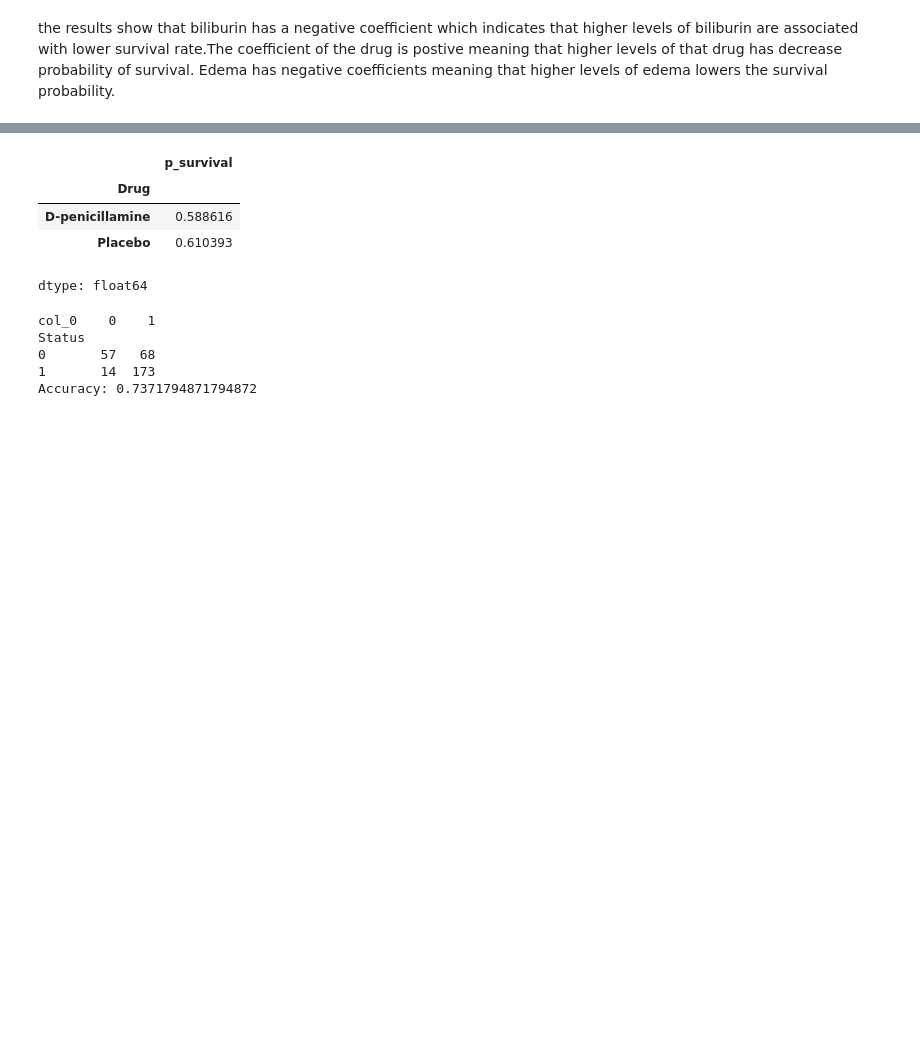
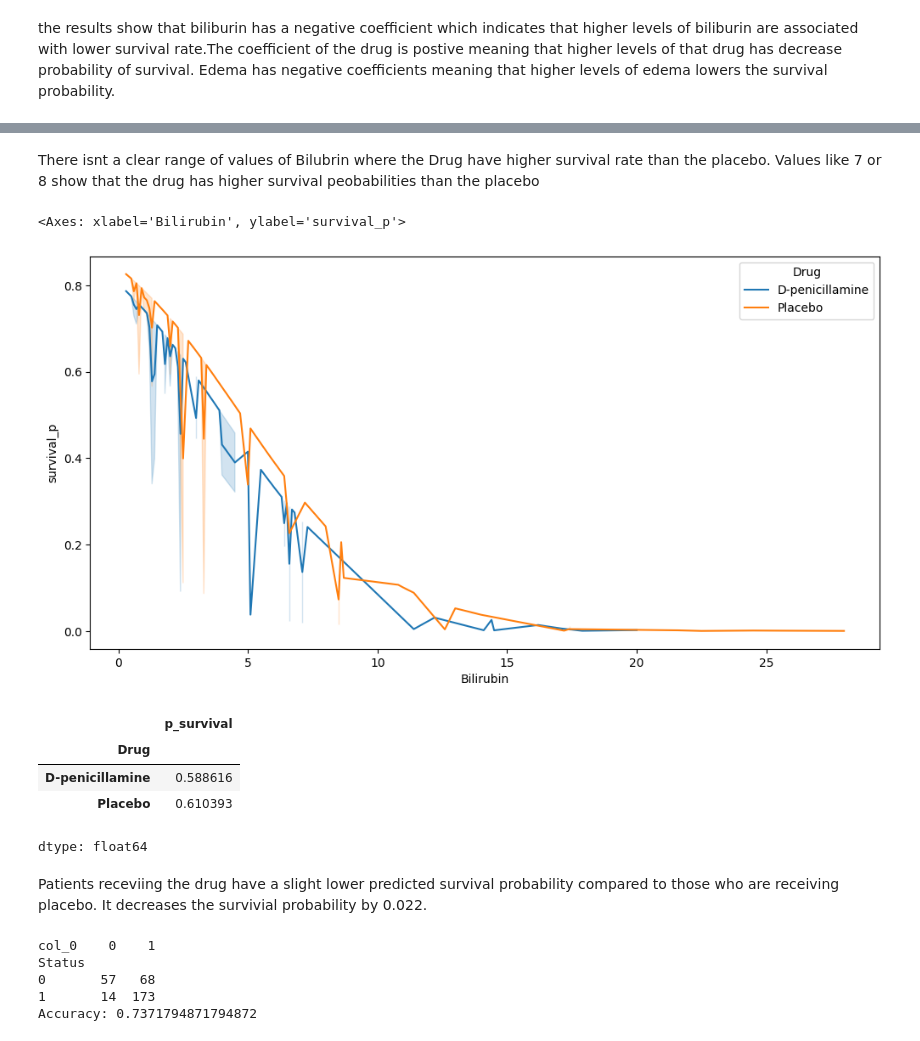
Before and after one commit to SafaaMahbub/undergrad_ml_assignments, a Jupyter notebook: 05_assignment_glm.ipynb, the cells around one changed output, grey strips where cells are left out. Saved outputs shown, nothing was run; the diff lists cells and outputs as text; code cells hidden in the pictures; blank space fills up the shorter version.

```diff
--- a/05_assignment_glm.ipynb
+++ b/05_assignment_glm.ipynb
@@ -266,3 +267,18 @@ plt.show()
+# %% [markdown]
+There isnt a clear range of values of Bilubrin where the Drug have higher survival rate than the placebo. Values like 7 or 8 show that the drug has higher survival peobabilities than the placebo
+# %%
+# added this to figure out what values of biliburin has higher survival prob. for the drug rather than the placebo
+plt.figure(figsize=(12, 6))
+sns.lineplot(
+    data=df,
+    x='Bilirubin',
+    y='survival_p',
+    hue='Drug',
+    estimator='mean'
+)
+# %% [output]
+<Axes: xlabel='Bilirubin', ylabel='survival_p'>
+[figure, added]
 # %%
 df.groupby('Drug')['p_survival'].mean()
 # %% [output]
@@ -271,6 +287,8 @@ df.groupby('Drug')['p_survival'].mean()
 | D-penicillamine | 0.588616 |
 | Placebo | 0.610393 |
 dtype: float64
+# %% [markdown]
+Patients receviing the drug have a slight lower predicted survival probability compared to those who are receiving placebo. It decreases the survivial probability by 0.022.
 # %%
 import numpy as np
 
```
Also changed, not shown: parts of 1 cell of this notebook.
